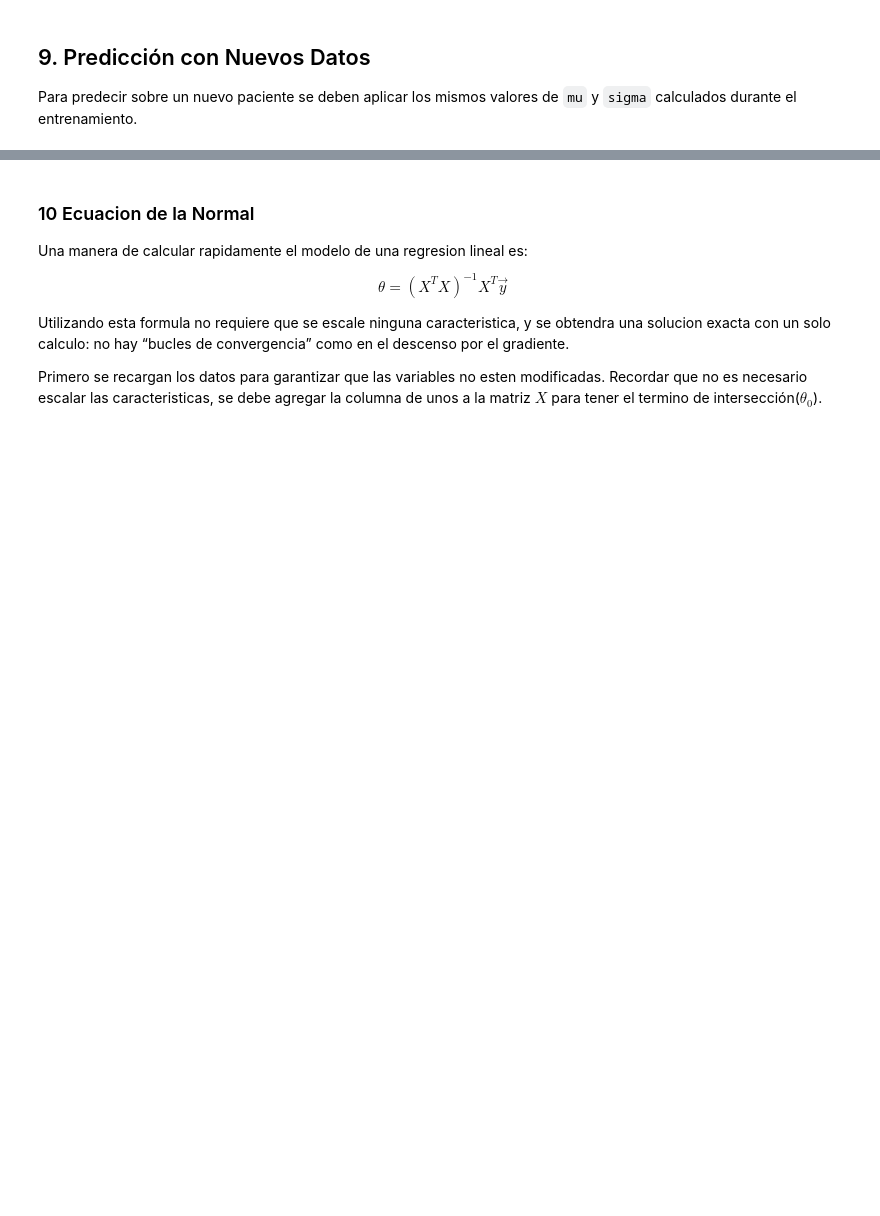
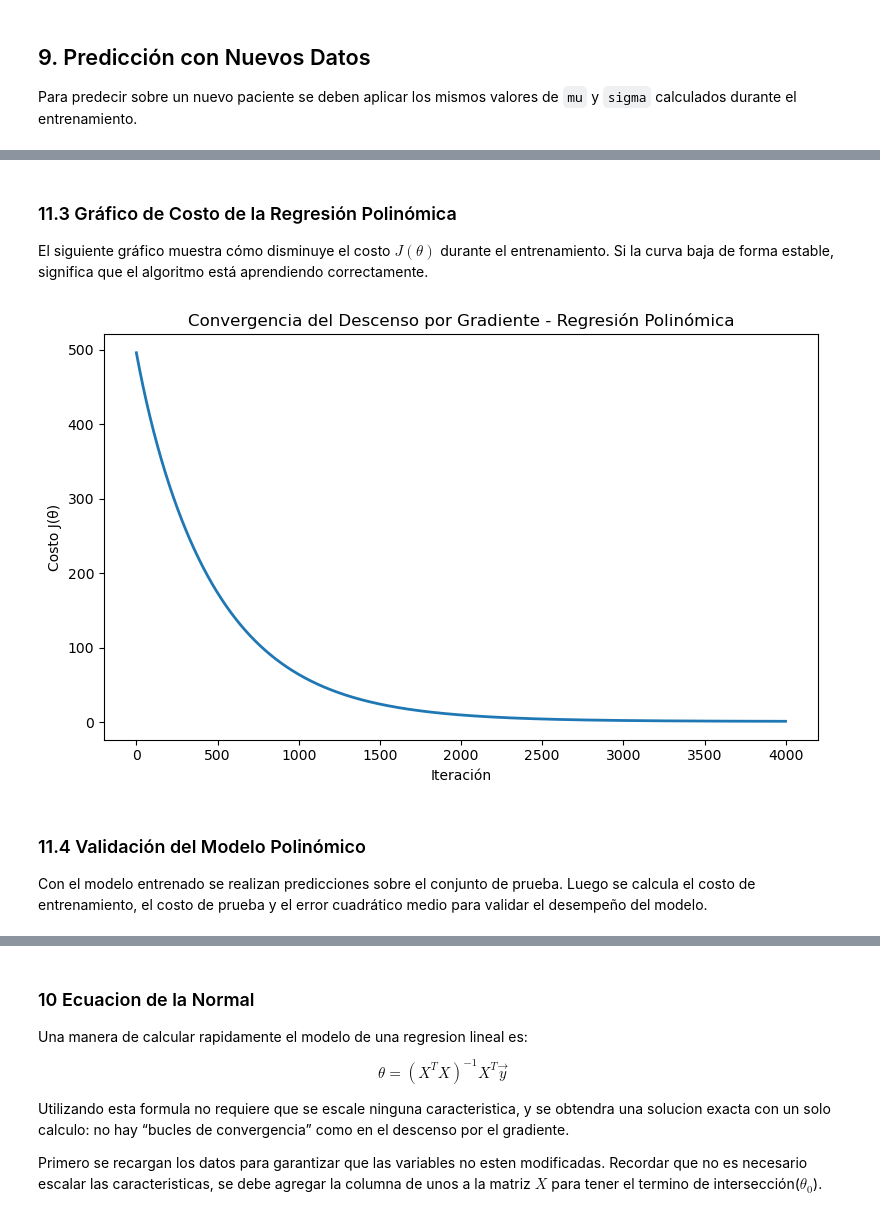
Before and after one commit to Mancilla-Ulises/SIS420, a Jupyter notebook: Laboratorio/2_regresion_lineal_multiple_diabetes.ipynb, the cells around one changed output, grey strips where cells are left out. Saved outputs shown, nothing was run; the diff lists cells and outputs as text; code cells hidden in the pictures; blank space fills up the shorter version.

```diff
--- a/Laboratorio/1_regresion_lineal_multiple_diabetes.ipynb
+++ b/Laboratorio/2_regresion_lineal_multiple_diabetes.ipynb
@@ -298,0 +350,16 @@ plt.show()
+# %%
+# Normalizar las características polinómicas
+X_poly_norm, mu_poly, sigma_poly = featureNormalize(X_poly)
+
+# División en entrenamiento y prueba
+x_poly_train, x_poly_test, y_poly_train, y_poly_test = train_test_split(X_poly_norm, y_poly_original, test_size=0.2, shuffle=False)
+
+# Agregar columna de unos para theta_0
+m_poly = y_poly_train.size
+X_poly_train_b = np.concatenate([np.ones((m_poly, 1)), x_poly_train], axis=1)
+
+m_poly_test = y_poly_test.size
+X_poly_test_b = np.concatenate([np.ones((m_poly_test, 1)), x_poly_test], axis=1)
+
+print('X_poly_train_b:', X_poly_train_b.shape)
+print('X_poly_test_b:', X_poly_test_b.shape)
@@ -298,0 +373,12 @@ plt.show()
+# %%
+# Parámetros de entrenamiento para regresión polinómica
+alpha_poly = 0.001
+num_iters_poly = 4000
+
+theta_poly = np.zeros(X_poly_train_b.shape[1])
+theta_poly, J_history_poly = gradientDescentMulti(
+    X_poly_train_b, y_poly_train, theta_poly, alpha_poly, num_iters_poly
+)
+
+print('Theta calculado por descenso por gradiente - Regresión Polinómica:')
+print(theta_poly)
@@ -298,0 +394,19 @@ plt.show()
+# %% [markdown]
+### 11.3 Gráfico de Costo de la Regresión Polinómica
+
+El siguiente gráfico muestra cómo disminuye el costo $J(\theta)$ durante el entrenamiento. Si la curva baja de forma estable, significa que el algoritmo está aprendiendo correctamente.
+# %%
+# Gráfica de convergencia del costo para regresión polinómica
+plt.figure(figsize=(8, 5))
+plt.plot(np.arange(len(J_history_poly)), J_history_poly, lw=2)
+plt.xlabel('Iteración')
+plt.ylabel('Costo J(θ)')
+plt.title('Convergencia del Descenso por Gradiente - Regresión Polinómica')
+plt.tight_layout()
+plt.show()
+# %% [output]
+[figure, added]
+# %% [markdown]
+### 11.4 Validación del Modelo Polinómico
+
+Con el modelo entrenado se realizan predicciones sobre el conjunto de prueba. Luego se calcula el costo de entrenamiento, el costo de prueba y el error cuadrático medio para validar el desempeño del modelo.
```
Also changed, not shown: parts of 24 cells of this notebook, 16 other files.
